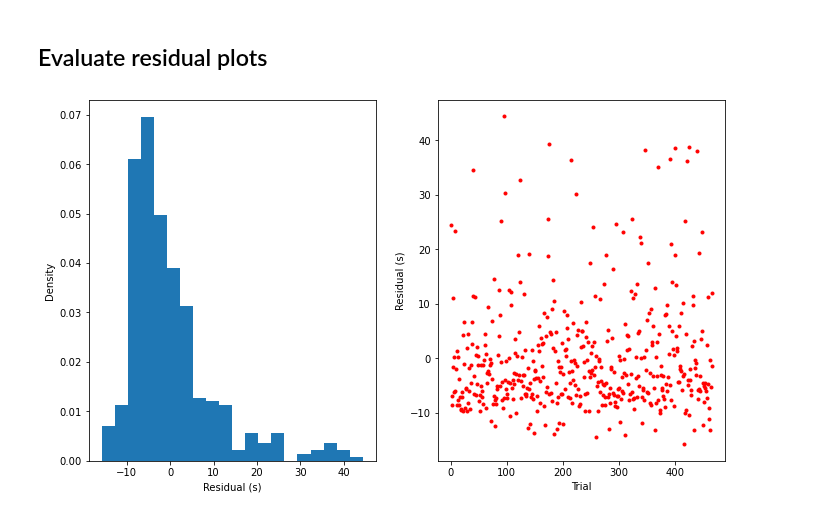
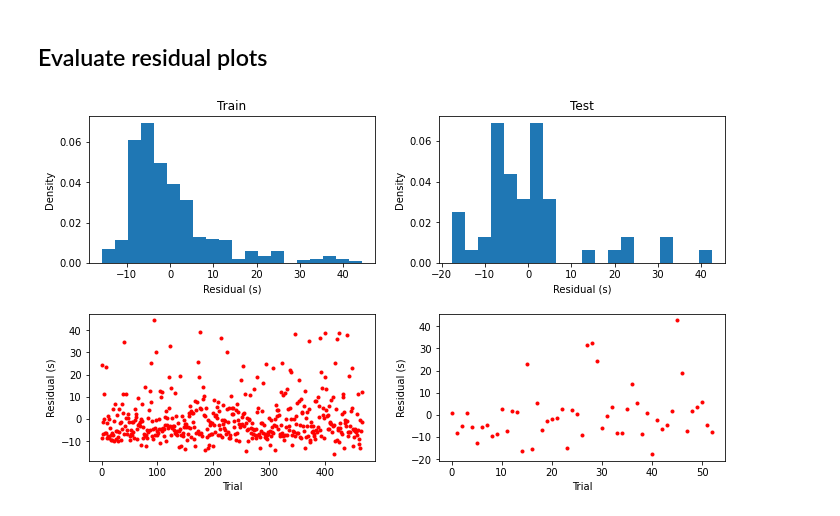
Before and after one commit to hundredball/Math24, a Jupyter notebook: Analyze_data.ipynb, the cells around one changed output. Drawn from its saved outputs; the diff is of its cells as text; code cells hidden in the pictures.

```diff
--- a/Analyze_data.ipynb
+++ b/Analyze_data.ipynb
@@ -1837,23 +1837,23 @@ f.tight_layout(rect=[0.05, 0.05, 0.95, 0.95])
 # %%
 regr = RidgeCV((0.1,1,1e2))
 regr.fit(X_train, Y_train)
 Y_pred = regr.predict(X_test)
 residual_test = Y_test-Y_pred
 Y_pred = regr.predict(X_train)
 residual_train = Y_train-Y_pred
 
 fig, axs = plt.subplots(2,2, figsize=(10,6))
 dict_res = {'Train':residual_train, 'Test':residual_test}
 for i, key in enumerate(dict_res):
-    axs[0,0].hist(dict_res[key], bins=20, density=True)
-    axs[0,0].set_xlabel('Residual (s)')
-    axs[0,0].set_ylabel('Density')
-    axs[0,0].set_title(key)
+    axs[0,i].hist(dict_res[key], bins=20, density=True)
+    axs[0,i].set_xlabel('Residual (s)')
+    axs[0,i].set_ylabel('Density')
+    axs[0,i].set_title(key)
 
-    axs[1,0].plot(dict_res[, 'r.')
-    axs[1,0].set_xlabel('Trial')
-    axs[1,0].set_ylabel('Residual (s)')
+    axs[1,i].plot(dict_res[key], 'r.')
+    axs[1,i].set_xlabel('Trial')
+    axs[1,i].set_ylabel('Residual (s)')
 
 fig.tight_layout(pad=2)
 # %% [output]
-[figure, old version]
+[figure, new version]
```
Also changed, not shown: parts of 4 cells of this notebook, 1 other file.
